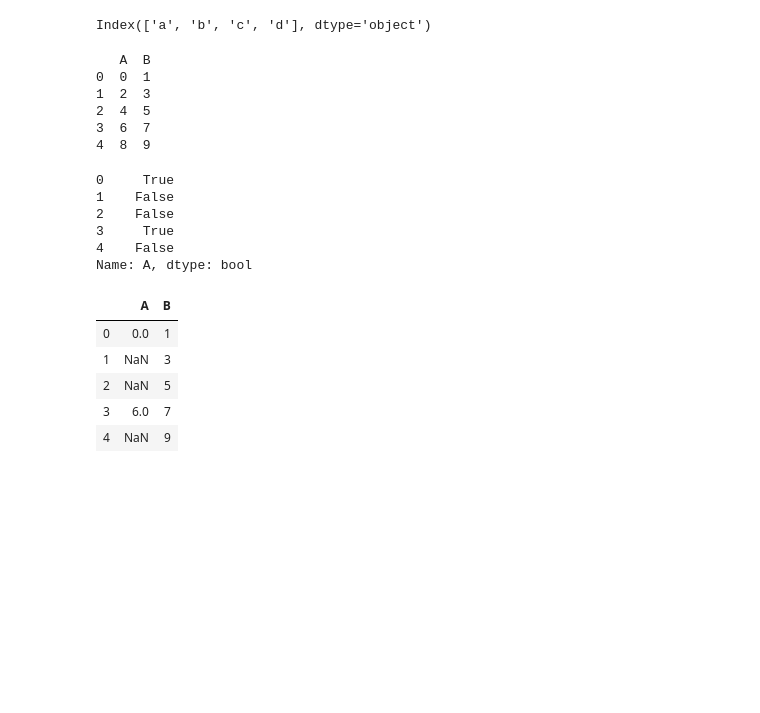
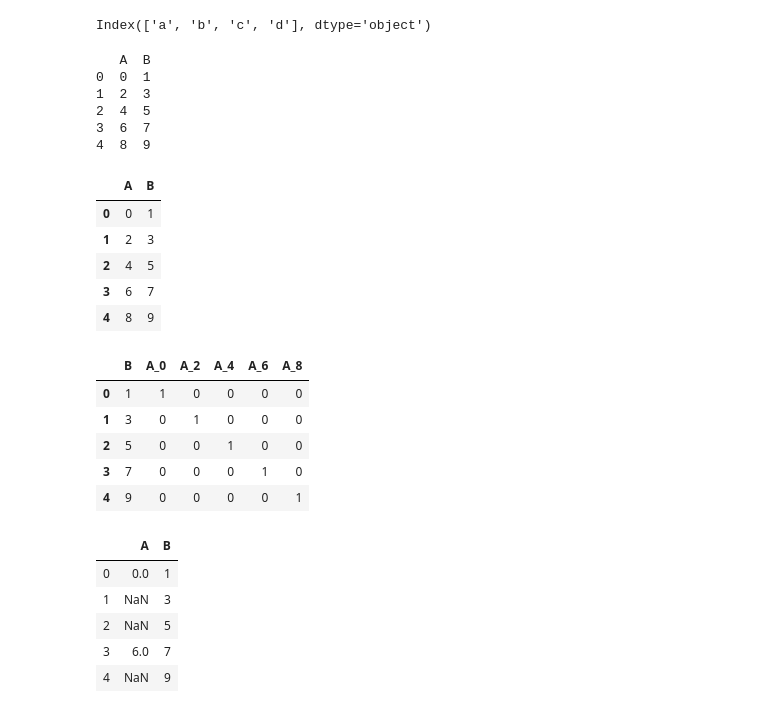
Before and after one commit to boker/udacity-capstone, a Jupyter notebook: Untitled.ipynb, the cells around one changed output. Saved outputs shown, nothing was run; the diff lists cells and outputs as text; code cells hidden in the pictures; blank space fills up the shorter version.

```diff
--- a/Untitled.ipynb
+++ b/Untitled.ipynb
@@ -33,6 +33,7 @@ df = pd.DataFrame(np.arange(10).reshape(-1, 2), columns=['A', 'B'])
 print(df.head(10))
 m = (df['A'] % 3 == 0)
 m
+df.head()
 # %% [output]
    A  B
 0  0  1
@@ -40,12 +41,22 @@ m
 2  4  5
 3  6  7
 4  8  9
-0     True
-1    False
-2    False
-3     True
-4    False
-Name: A, dtype: bool
+|  | A | B |
+| 0 | 0 | 1 |
+| 1 | 2 | 3 |
+| 2 | 4 | 5 |
+| 3 | 6 | 7 |
+| 4 | 8 | 9 |
+# %%
+df2 = pd.get_dummies(df, columns=['A'])
+df2.head()
+# %% [output]
+|  | B | A_0 | A_2 | A_4 | A_6 | A_8 |
+| 0 | 1 | 1 | 0 | 0 | 0 | 0 |
+| 1 | 3 | 0 | 1 | 0 | 0 | 0 |
+| 2 | 5 | 0 | 0 | 1 | 0 | 0 |
+| 3 | 7 | 0 | 0 | 0 | 1 | 0 |
+| 4 | 9 | 0 | 0 | 0 | 0 | 1 |
 # %%
 df['A'] = df['A'].where(m, other=np.nan)
 # %%
```
Also changed, not shown: 18 other files.
